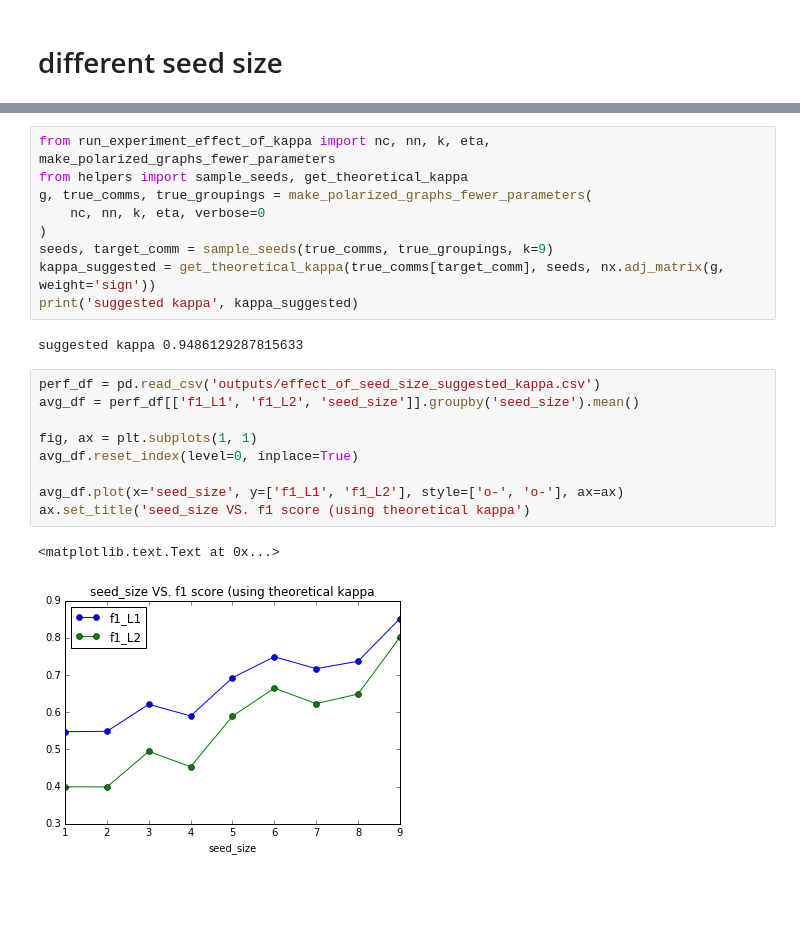
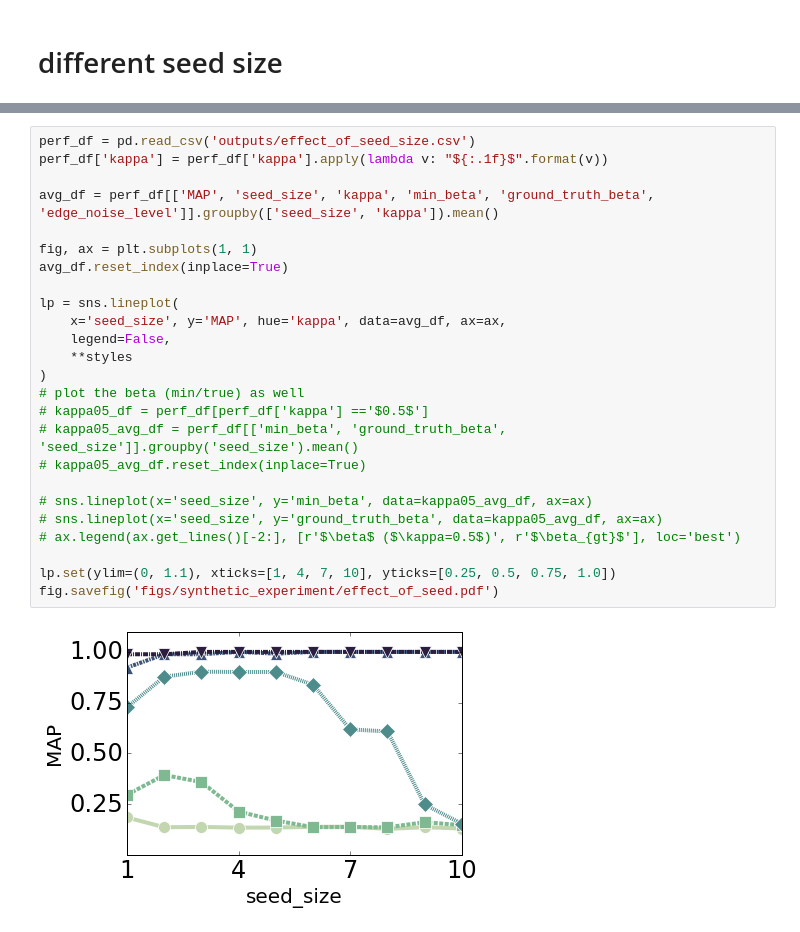
Before and after one commit to xiaohan2012/signed-local-community, a Jupyter notebook: experiment_on_synthetic_graphs.ipynb, the cells around one changed output, grey strips where cells are left out. Saved outputs shown, nothing was run; the diff lists cells and outputs as text; blank space fills up the shorter version.

```diff
--- a/experiment_on_synthetic_graphs.ipynb
+++ b/experiment_on_synthetic_graphs.ipynb
@@ -253,23 +78,27 @@ ax.set_title('kappa VS. f1 score (seed size 6x2)')
-# %%
-from run_experiment_effect_of_kappa import nc, nn, k, eta, make_polarized_graphs_fewer_parameters
-from helpers import sample_seeds, get_theoretical_kappa
-g, true_comms, true_groupings = make_polarized_graphs_fewer_parameters(
-    nc, nn, k, eta, verbose=0
-)
-seeds, target_comm = sample_seeds(true_comms, true_groupings, k=9)
-kappa_suggested = get_theoretical_kappa(true_comms[target_comm], seeds, nx.adj_matrix(g, weight='sign'))
-print('suggested kappa', kappa_suggested)
-# %% [output]
-suggested kappa 0.9486129287815633
-# %%
-perf_df = pd.read_csv('outputs/effect_of_seed_size_suggested_kappa.csv')
-avg_df = perf_df[['f1_L1', 'f1_L2', 'seed_size']].groupby('seed_size').mean()
-
-fig, ax = plt.subplots(1, 1)
-avg_df.reset_index(level=0, inplace=True)
-
-avg_df.plot(x='seed_size', y=['f1_L1', 'f1_L2'], style=['o-', 'o-'], ax=ax)
-ax.set_title('seed_size VS. f1 score (using theoretical kappa')
-# %% [output]
-<matplotlib.text.Text at 0x...>
-[figure, removed]
+# %%
+perf_df = pd.read_csv('outputs/effect_of_seed_size.csv')
+perf_df['kappa'] = perf_df['kappa'].apply(lambda v: "${:.1f}$".format(v))
+
+avg_df = perf_df[['MAP', 'seed_size', 'kappa', 'min_beta', 'ground_truth_beta', 'edge_noise_level']].groupby(['seed_size', 'kappa']).mean()
+
+fig, ax = plt.subplots(1, 1)
+avg_df.reset_index(inplace=True)
+
+lp = sns.lineplot(
+    x='seed_size', y='MAP', hue='kappa', data=avg_df, ax=ax,
+    legend=False,
+    **styles
+)
+# plot the beta (min/true) as well
+# kappa05_df = perf_df[perf_df['kappa'] =='$0.5$']
+# kappa05_avg_df = perf_df[['min_beta', 'ground_truth_beta', 'seed_size']].groupby('seed_size').mean()
+# kappa05_avg_df.reset_index(inplace=True)
+
+# sns.lineplot(x='seed_size', y='min_beta', data=kappa05_avg_df, ax=ax)
+# sns.lineplot(x='seed_size', y='ground_truth_beta', data=kappa05_avg_df, ax=ax)
+# ax.legend(ax.get_lines()[-2:], [r'$\beta$ ($\kappa=0.5$)', r'$\beta_{gt}$'], loc='best')
+
+lp.set(ylim=(0, 1.1), xticks=[1, 4, 7, 10], yticks=[0.25, 0.5, 0.75, 1.0])
+fig.savefig('figs/synthetic_experiment/effect_of_seed.pdf')
+# %% [output]
+[figure, added]
```
Also changed, not shown: parts of 20 cells of this notebook.
